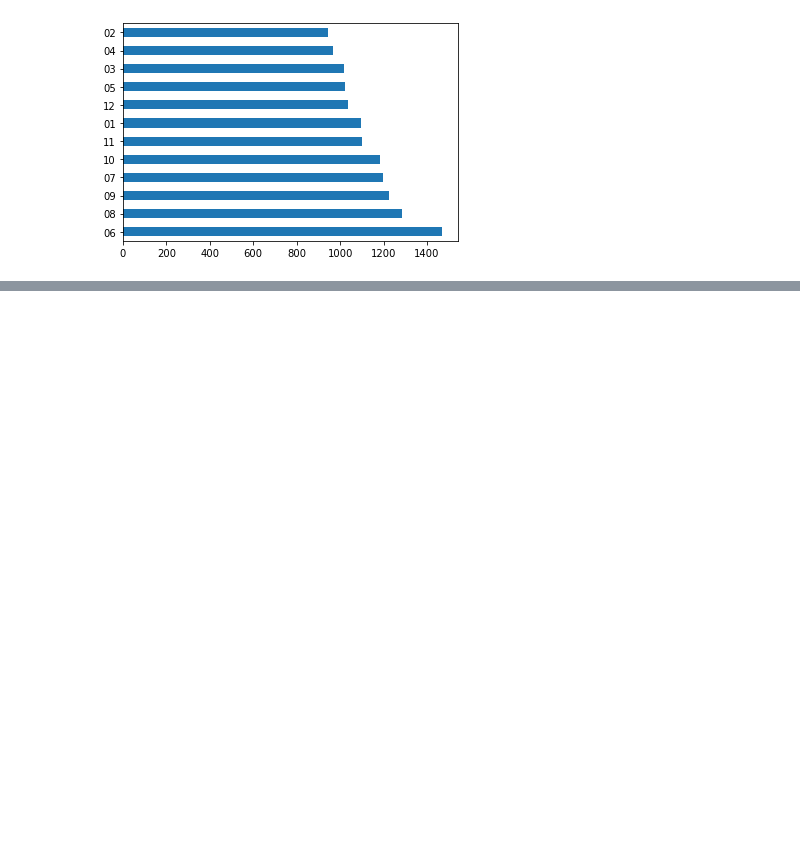
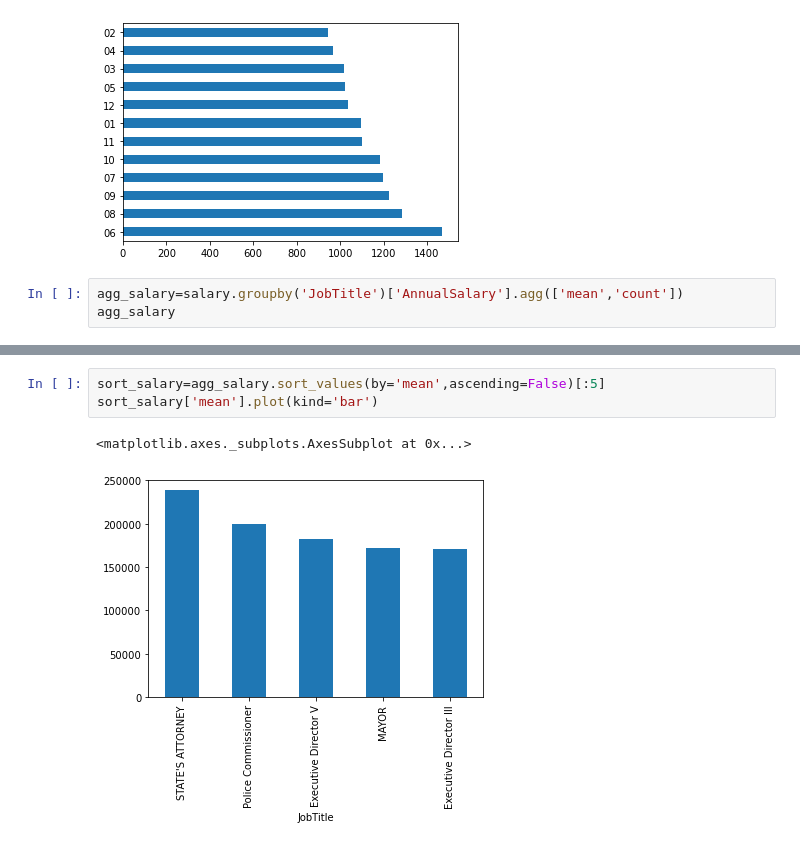
Before and after one commit to SethChloe/improved-train, a Jupyter notebook: mypython/Baltimore-analysis.ipynb, the cells around one changed output, grey strips where cells are left out. Drawn from its saved outputs; the diff is of its cells as text; blank space fills up the shorter version.

```diff
--- a/mypython/Baltimore-analysis.ipynb
+++ b/mypython/Baltimore-analysis.ipynb
@@ -96,3 +96,6 @@ month_count.plot(kind='barh')
 # %% [output]
 <matplotlib.axes._subplots.AxesSubplot at 0x...>
 [figure]
+# %%
+agg_salary=salary.groupby('JobTitle')['AnnualSalary'].agg(['mean','count'])
+agg_salary
@@ -98,0 +117,6 @@ month_count.plot(kind='barh')
+# %%
+sort_salary=agg_salary.sort_values(by='mean',ascending=False)[:5]
+sort_salary['mean'].plot(kind='bar')
+# %% [output]
+<matplotlib.axes._subplots.AxesSubplot at 0x...>
+[figure, added]
```
Also changed, not shown: parts of 2 cells of this notebook, 2 other files.
